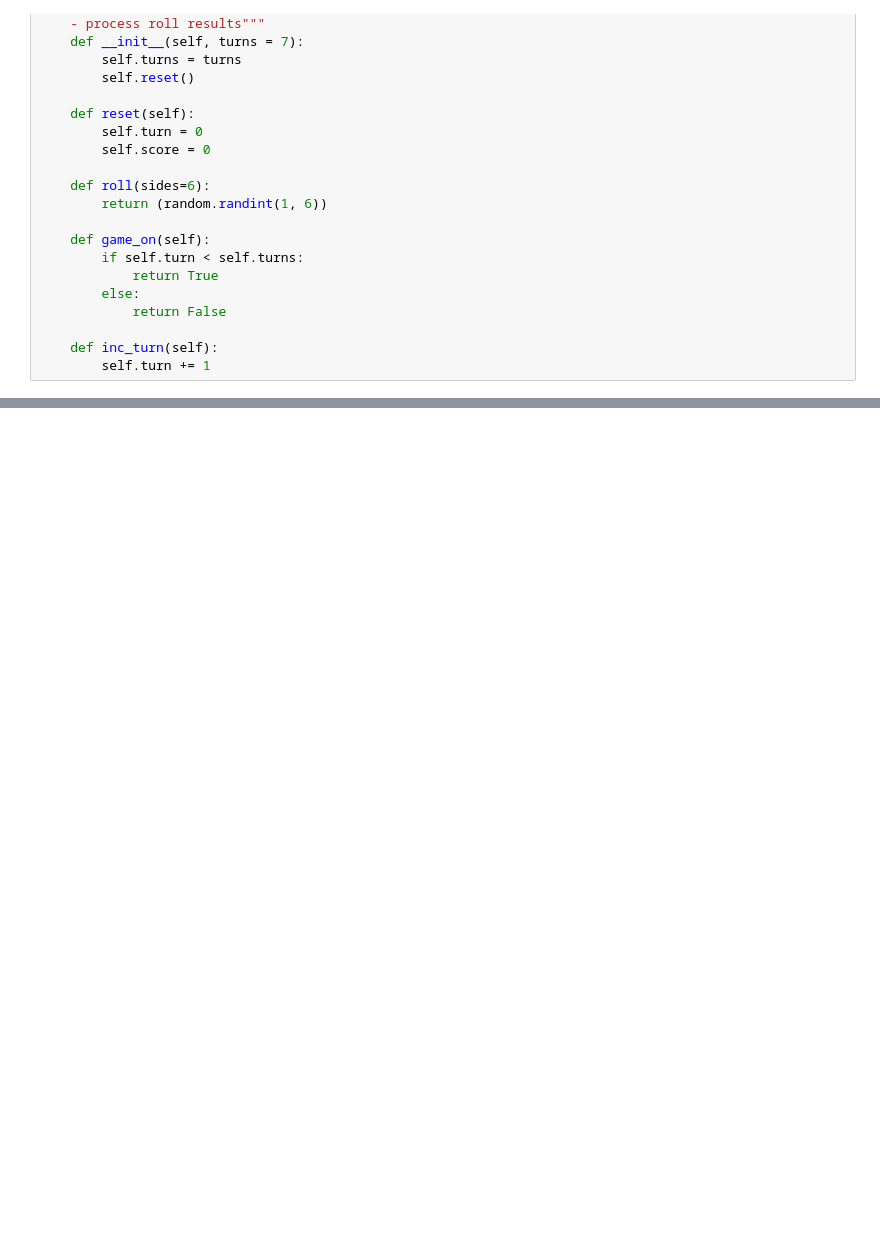
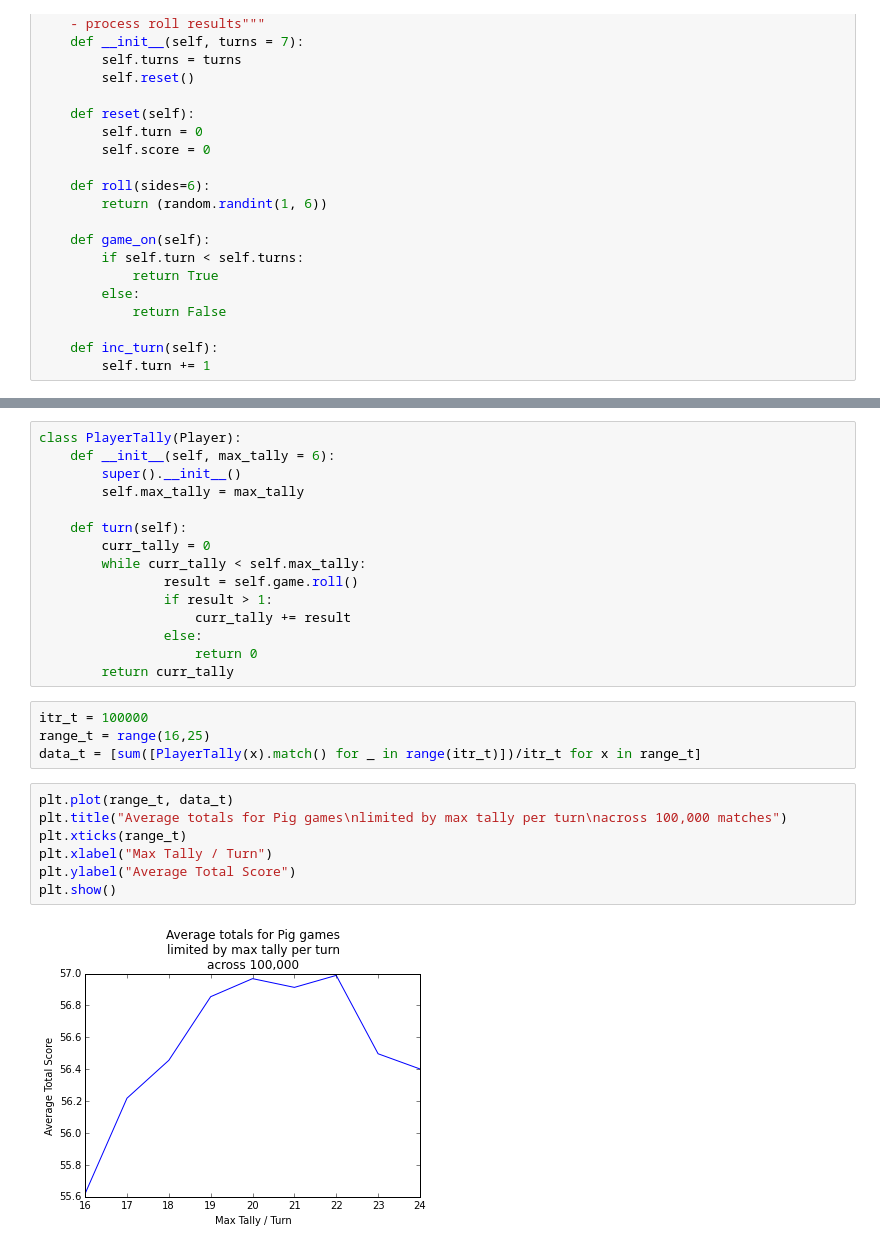
Before and after one commit to JonathanFrederick/ultimate-pig, a Jupyter notebook: pig.ipynb, the cells around one changed output, grey strips where cells are left out. Cells and saved outputs as stored; diff of their text form; blank space fills up the shorter version.

```diff
--- a/pig.ipynb
+++ b/pig.ipynb
@@ -86,0 +125,28 @@ print(data)
+# %%
+class PlayerTally(Player):
+    def __init__(self, max_tally = 6):
+        super().__init__()
+        self.max_tally = max_tally
+
+    def turn(self):
+        curr_tally = 0
+        while curr_tally < self.max_tally:
+                result = self.game.roll()
+                if result > 1:
+                    curr_tally += result
+                else:
+                    return 0
+        return curr_tally
+# %%
+itr_t = 100000
+range_t = range(16,25)
+data_t = [sum([PlayerTally(x).match() for _ in range(itr_t)])/itr_t for x in range_t]
+# %%
+plt.plot(range_t, data_t)
+plt.title("Average totals for Pig games\nlimited by max tally per turn\nacross 100,000 matches")
+plt.xticks(range_t)
+plt.xlabel("Max Tally / Turn")
+plt.ylabel("Average Total Score")
+plt.show()
+# %% [output]
+[figure, added]
```
Also changed, not shown: parts of 14 cells of this notebook.
